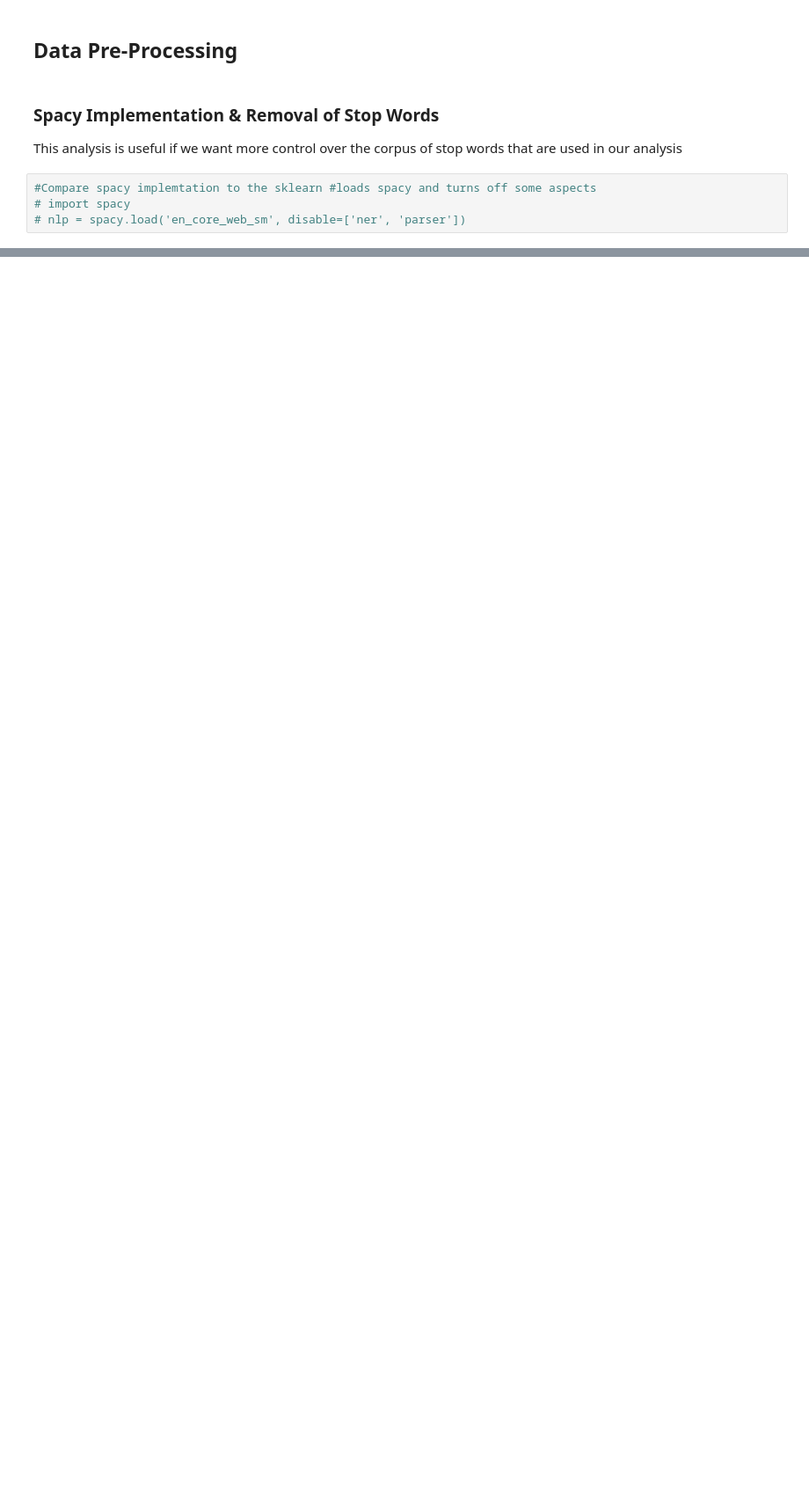
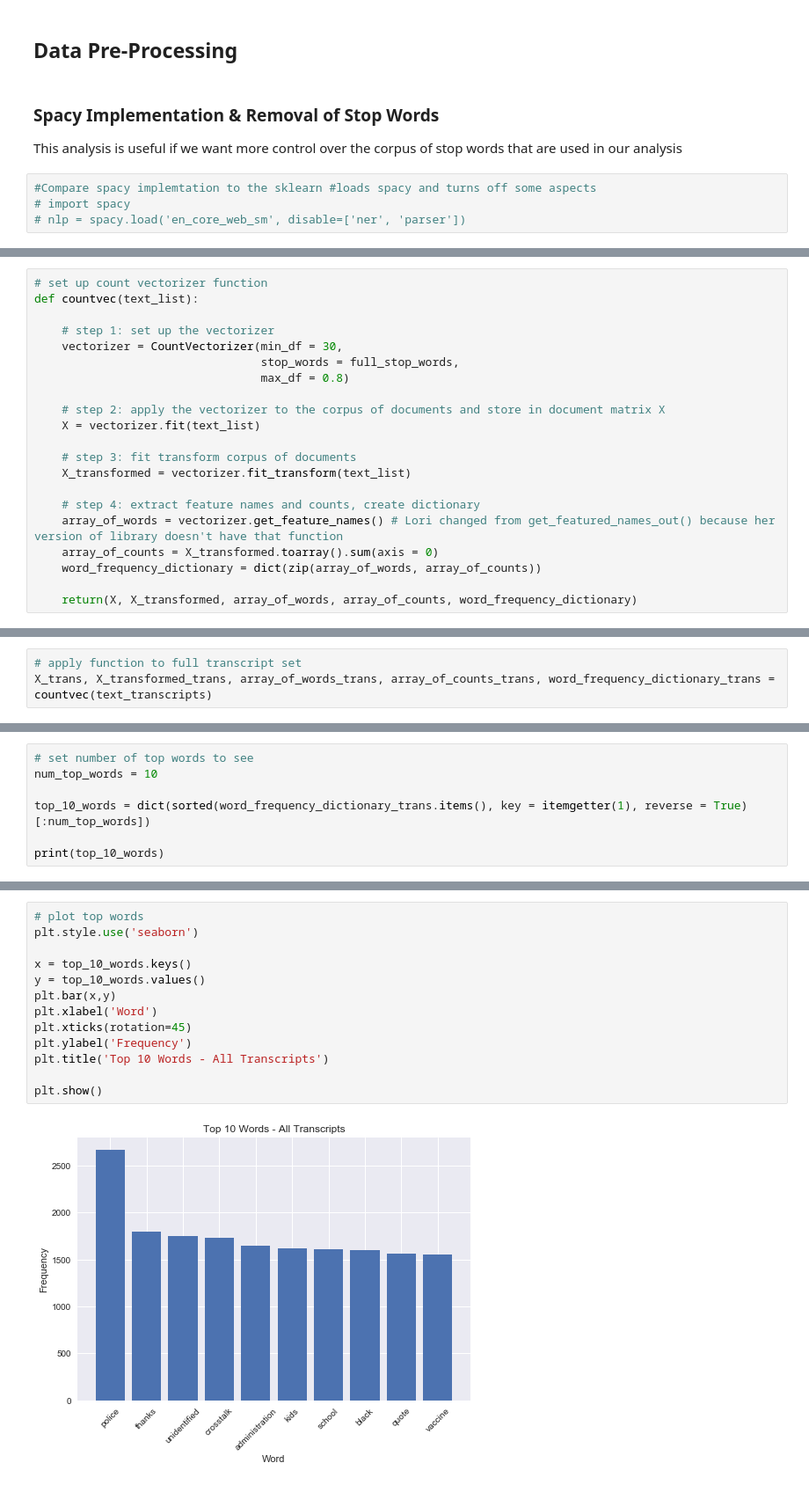
Before and after one commit to tobijegede/opinion-news-nlp, a Jupyter notebook: code/conservative_news_analysis.ipynb, the cells around one changed output, grey strips where cells are left out. Shown: that part at 88% size. Drawn from its saved outputs; the diff is of its cells as text; blank space fills up the shorter version.

Commit message:
Updated word frequency analysis

```diff
--- a/code/conservative_news_analysis.ipynb
+++ b/code/conservative_news_analysis.ipynb
@@ -169,0 +224,21 @@ plt.show()
+# %%
+# set up count vectorizer function
+def countvec(text_list):
+
+    # step 1: set up the vectorizer
+    vectorizer = CountVectorizer(min_df = 30,
+                                 stop_words = full_stop_words,
+                                 max_df = 0.8)
+
+    # step 2: apply the vectorizer to the corpus of documents and store in document matrix X
+    X = vectorizer.fit(text_list)
+
+    # step 3: fit transform corpus of documents
+    X_transformed = vectorizer.fit_transform(text_list)
+
+    # step 4: extract feature names and counts, create dictionary
+    array_of_words = vectorizer.get_feature_names() # Lori changed from get_featured_names_out() because her version of library doesn't have that function
+    array_of_counts = X_transformed.toarray().sum(axis = 0)
+    word_frequency_dictionary = dict(zip(array_of_words, array_of_counts))
+
+    return(X, X_transformed, array_of_words, array_of_counts, word_frequency_dictionary)
@@ -169,0 +250,3 @@ plt.show()
+# %%
+# apply function to full transcript set
+X_trans, X_transformed_trans, array_of_words_trans, array_of_counts_trans, word_frequency_dictionary_trans = countvec(text_transcripts)
@@ -169,0 +258,7 @@ plt.show()
+# %%
+# set number of top words to see
+num_top_words = 10
+
+top_10_words = dict(sorted(word_frequency_dictionary_trans.items(), key = itemgetter(1), reverse = True)[:num_top_words])
+
+print(top_10_words)
@@ -169,0 +274,15 @@ plt.show()
+# %%
+# plot top words
+plt.style.use('seaborn')
+
+x = top_10_words.keys()
+y = top_10_words.values()
+plt.bar(x,y)
+plt.xlabel('Word')
+plt.xticks(rotation=45)
+plt.ylabel('Frequency')
+plt.title('Top 10 Words - All Transcripts')
+
+plt.show()
+# %% [output]
+[figure, added]
```
Also changed, not shown: parts of 53 cells of this notebook.
